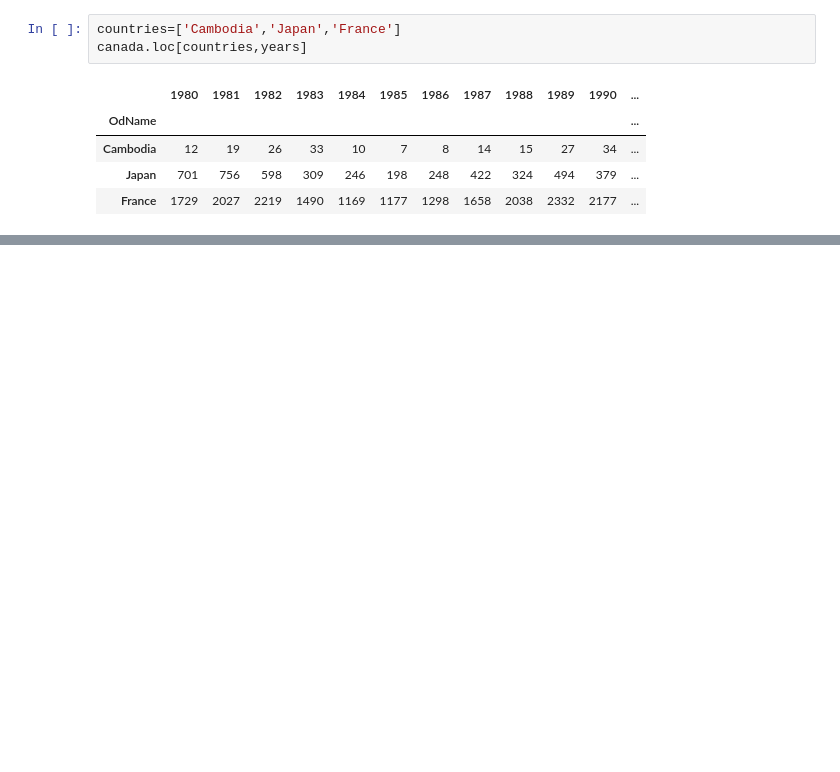
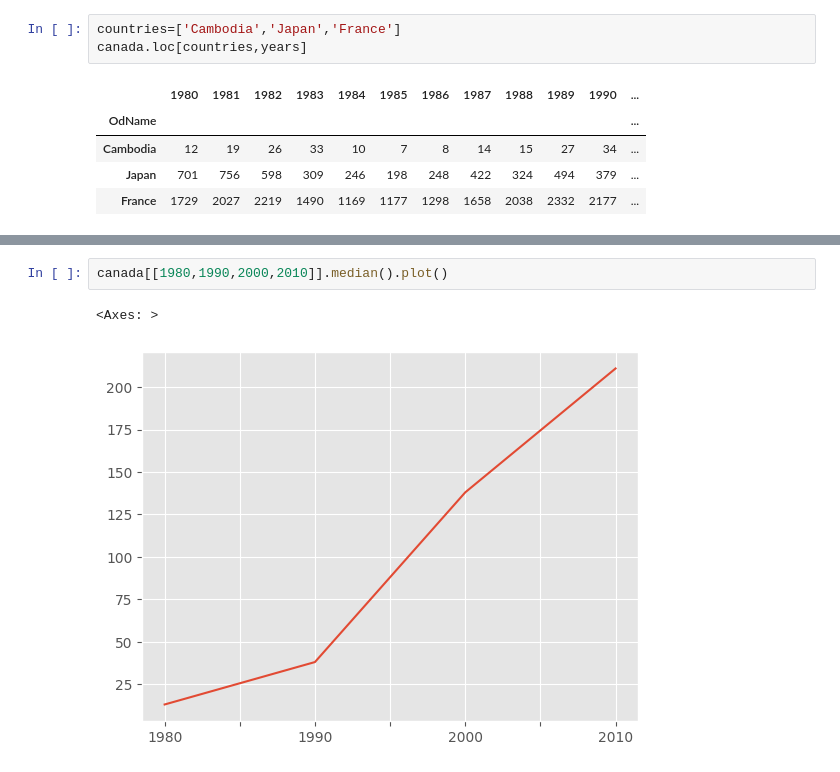
Before and after one commit to aditijaiswal34/Data-analytics, a Jupyter notebook: analysis/analysis1.ipynb, the cells around one changed output, grey strips where cells are left out. Cells and saved outputs as stored; diff of their text form; blank space fills up the shorter version.

```diff
--- a/analysis/analysis1.ipynb
+++ b/analysis/analysis1.ipynb
@@ -200,0 +303,5 @@ plt.savefig('comparing -3-countries.png')
+# %%
+canada[[1980,1990,2000,2010]].median().plot()
+# %% [output]
+<Axes: >
+[figure, added]
```
Also changed, not shown: parts of 29 cells of this notebook, 1 other file.
